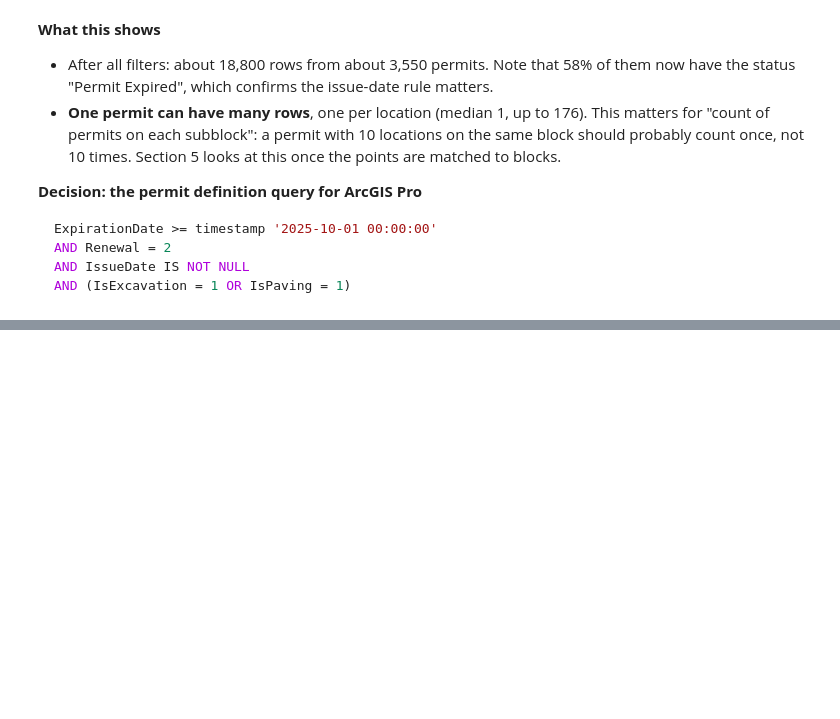
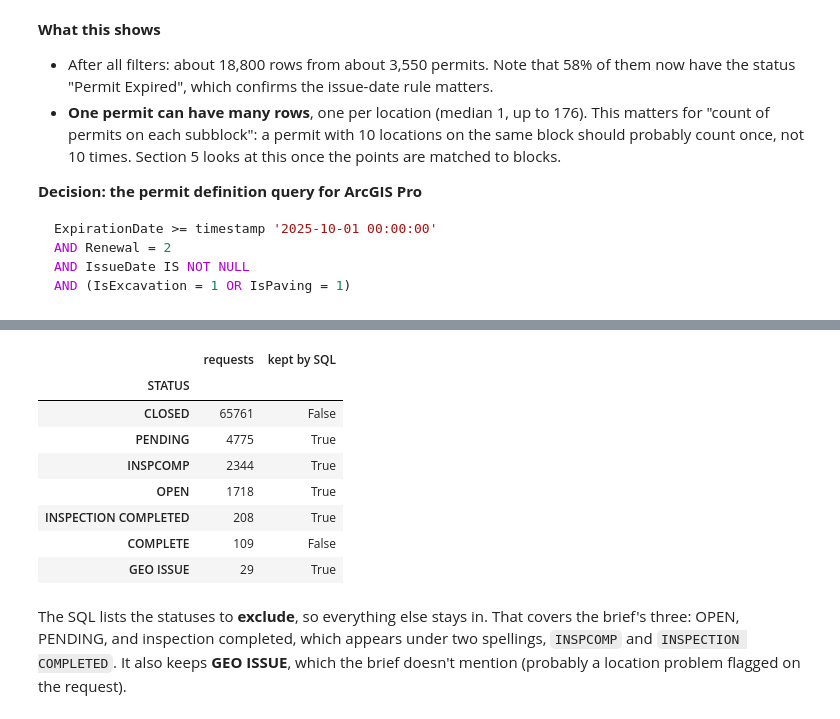
Before and after one commit to taj771/cs12-ddot-assessment, a Jupyter notebook: gis_test/notebooks/step1_explore_layers.ipynb, the cells around one changed output, grey strips where cells are left out. Saved outputs shown, nothing was run; the diff lists cells and outputs as text; code cells hidden in the pictures; blank space fills up the shorter version.

Commit message:
GIS exploration: check the service request SQL against the brief

```diff
--- a/gis_test/notebooks/step1_explore_layers.ipynb
+++ b/gis_test/notebooks/step1_explore_layers.ipynb
@@ -248,0 +261,17 @@ AND (IsExcavation = 1 OR IsPaving = 1)
+# %%
+# Statuses: which ones does the SQL keep, and which does the brief name?
+statuses = service_requests["STATUS"].value_counts().to_frame("requests")
+statuses["kept by SQL"] = ~statuses.index.isin(["CLOSED", "CANCEL", "COMPLETE"])
+statuses
+# %% [output]
+|  | requests | kept by SQL |
+| STATUS |  |  |
+| CLOSED | 65761 | False |
+| PENDING | 4775 | True |
+| INSPCOMP | 2344 | True |
+| OPEN | 1718 | True |
+| INSPECTION COMPLETED | 208 | True |
+| COMPLETE | 109 | False |
+| GEO ISSUE | 29 | True |
+# %% [markdown]
+The SQL lists the statuses to **exclude**, so everything else stays in. That covers the brief's three: OPEN, PENDING, and inspection completed, which appears under two spellings, `INSPCOMP` and `INSPECTION COMPLETED`. It also keeps **GEO ISSUE**, which the brief doesn't mention (probably a location problem flagged on the request).
```
Also changed, not shown: parts of 5 cells of this notebook.
